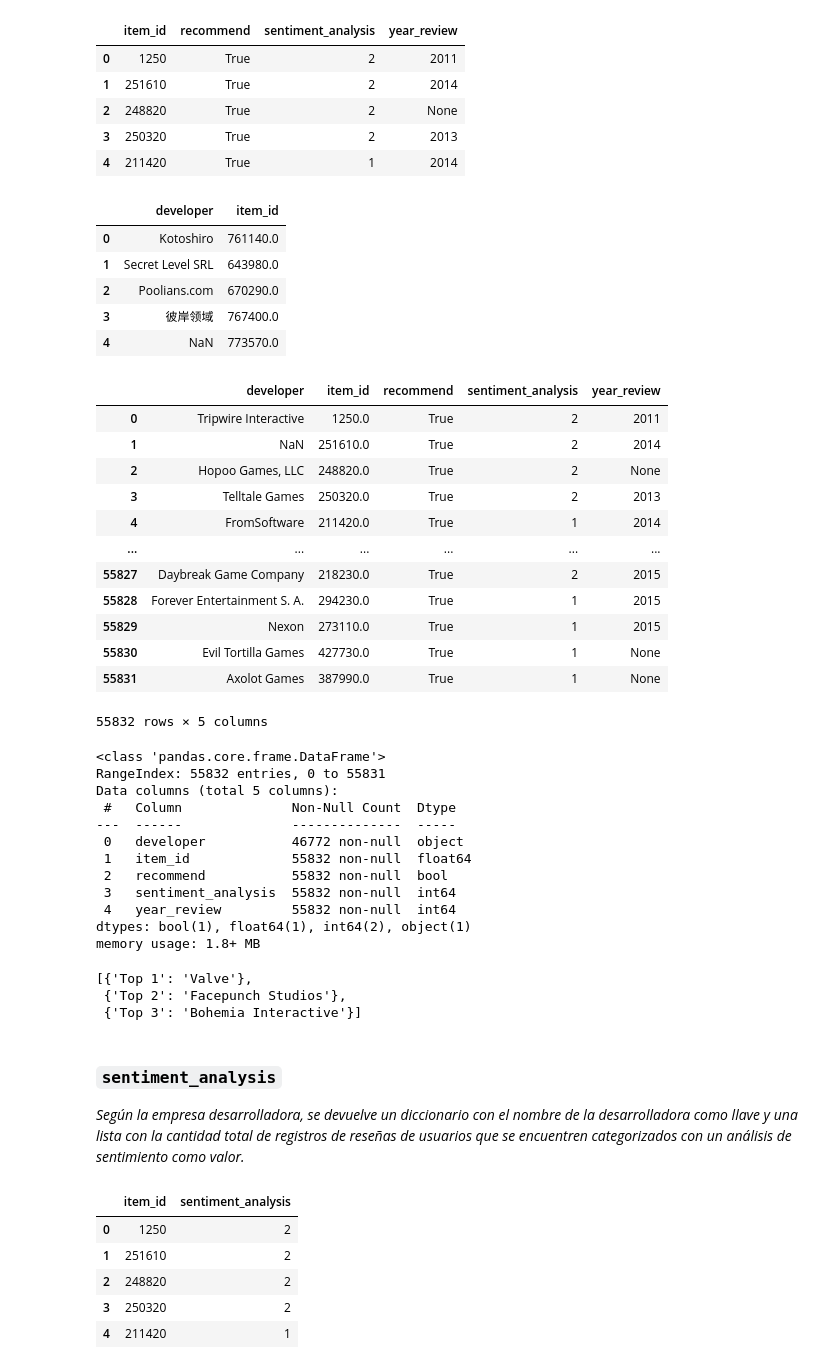
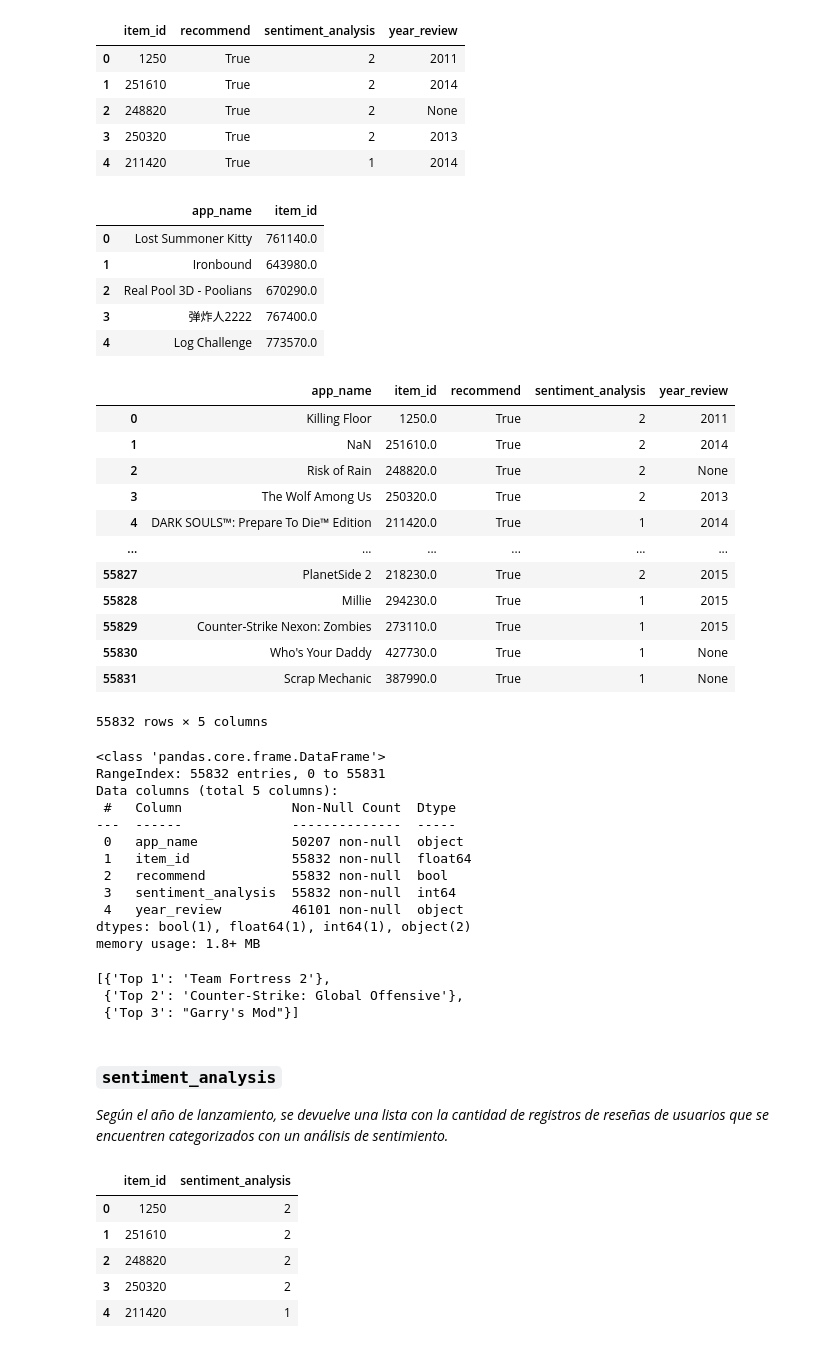
Before and after one commit to maxilucchesi/PI-MLOps, a Jupyter notebook: endpoints.ipynb, the cells around one changed output. Drawn from its saved outputs; the diff is of its cells as text; code cells hidden in the pictures.

````diff
--- a/endpoints.ipynb
+++ b/endpoints.ipynb
@@ -83,8 +83,8 @@ _Devuelve el top 3 de desarrolladoras con juegos MENOS recomendados por usuarios
 # %%
 # Para optimizar, se extraen solo las columnas necesarias para hacer el merge
 
-# Primero, se obtiene el developer y su respectivo 'id'
+# Primero, se obtiene el app_name y su respectivo 'id'
 
-df_developer_id = df_steam_games[['developer', 'id']]
-df_developer_id.head()
+df_game_id = df_steam_games[['app_name', 'id']]
+df_game_id.head()
 # %% [output]
@@ -109,35 +109,35 @@ df_reviews_negativas.head()
 # %%
 # Como se van a unir por id de juego, hay que renombrar las columnas para que coincidan
 
-# En el df de los developers, se cambia 'id' por 'item_id'
+# En el df de los juegos, se cambia 'id' por 'item_id'
 
-df_developer_id = df_developer_id.rename(columns={'id': 'item_id'})
-df_developer_id.head()
+df_game_id = df_game_id.rename(columns={'id': 'item_id'})
+df_game_id.head()
 # %% [output]
-|  | developer | item_id |
-| 0 | Kotoshiro | 761140.0 |
-| 1 | Secret Level SRL | 643980.0 |
-| 2 | Poolians.com | 670290.0 |
-| 3 | 彼岸领域 | 767400.0 |
-| 4 | NaN | 773570.0 |
+|  | app_name | item_id |
+| 0 | Lost Summoner Kitty | 761140.0 |
+| 1 | Ironbound | 643980.0 |
+| 2 | Real Pool 3D - Poolians | 670290.0 |
+| 3 | 弹炸人2222 | 767400.0 |
+| 4 | Log Challenge | 773570.0 |
 # %%
 # Se mergean los dataframes
 
-df_developer_negative_review = df_developer_id.merge(df_reviews_negativas, on='item_id', how='right')
-df_developer_negative_review
+df_game_negative_review = df_game_id.merge(df_reviews_negativas, on='item_id', how='right')
+df_game_negative_review
 # %% [output]
-|  | developer | item_id | recommend | sentiment_analysis | year_review |
-| 0 | Tripwire Interactive | 1250.0 | True | 2 | 2011 |
+|  | app_name | item_id | recommend | sentiment_analysis | year_review |
+| 0 | Killing Floor | 1250.0 | True | 2 | 2011 |
 | 1 | NaN | 251610.0 | True | 2 | 2014 |
-| 2 | Hopoo Games, LLC | 248820.0 | True | 2 | None |
-| 3 | Telltale Games | 250320.0 | True | 2 | 2013 |
-| 4 | FromSoftware | 211420.0 | True | 1 | 2014 |
+| 2 | Risk of Rain | 248820.0 | True | 2 | None |
+| 3 | The Wolf Among Us | 250320.0 | True | 2 | 2013 |
+| 4 | DARK SOULS™: Prepare To Die™ Edition | 211420.0 | True | 1 | 2014 |
 | ... | ... | ... | ... | ... | ... |
-| 55827 | Daybreak Game Company | 218230.0 | True | 2 | 2015 |
-| 55828 | Forever Entertainment S. A. | 294230.0 | True | 1 | 2015 |
-| 55829 | Nexon | 273110.0 | True | 1 | 2015 |
-| 55830 | Evil Tortilla Games | 427730.0 | True | 1 | None |
-| 55831 | Axolot Games | 387990.0 | True | 1 | None |
+| 55827 | PlanetSide 2 | 218230.0 | True | 2 | 2015 |
+| 55828 | Millie | 294230.0 | True | 1 | 2015 |
+| 55829 | Counter-Strike Nexon: Zombies | 273110.0 | True | 1 | 2015 |
+| 55830 | Who's Your Daddy | 427730.0 | True | 1 | None |
+| 55831 | Scrap Mechanic | 387990.0 | True | 1 | None |
 55832 rows × 5 columns
 # %%
 # Se exporta a un CSV
@@ -146,17 +146,17 @@ df_developer_negative_review.to_csv('/Users/mlucchesi/Henry/PI/data/csv/procesad
 # %%
-df_developer_negative_review.info()
+df_game_negative_review.info()
 # %% [output]
 <class 'pandas.core.frame.DataFrame'>
 RangeIndex: 55832 entries, 0 to 55831
 Data columns (total 5 columns):
  #   Column              Non-Null Count  Dtype
 ---  ------              --------------  -----
- 0   developer           46772 non-null  object
+ 0   app_name            50207 non-null  object
  1   item_id             55832 non-null  float64
  2   recommend           55832 non-null  bool
  3   sentiment_analysis  55832 non-null  int64
- 4   year_review         55832 non-null  int64
-dtypes: bool(1), float64(1), int64(2), object(1)
+ 4   year_review         46101 non-null  object
+dtypes: bool(1), float64(1), int64(1), object(2)
 memory usage: 1.8+ MB
 # %%
 # Llena los valores None en la columna 'year_review' con 0
@@ -182,14 +182,14 @@ def UsersWorstDeveloper(year: int):
 # %%
 # Probamos la función
 
-UsersWorstDeveloper(2014)
+UsersNotRecommend(2014)
 # %% [output]
-[{'Top 1': 'Valve'},
- {'Top 2': 'Facepunch Studios'},
- {'Top 3': 'Bohemia Interactive'}]
+[{'Top 1': 'Team Fortress 2'},
+ {'Top 2': 'Counter-Strike: Global Offensive'},
+ {'Top 3': "Garry's Mod"}]
 # %% [markdown]
 ### ```sentiment_analysis```
-_Según la empresa desarrolladora, se devuelve un diccionario con el nombre de la desarrolladora como llave y una lista con la cantidad total de registros de reseñas de usuarios que se encuentren categorizados con un análisis de sentimiento como valor._
+_Según el año de lanzamiento, se devuelve una lista con la cantidad de registros de reseñas de usuarios que se encuentren categorizados con un análisis de sentimiento._
 # %%
 # Para optimizar, se extraen solo las columnas necesarias para hacer el merge
 
````
Also changed, not shown: parts of 15 cells of this notebook.
